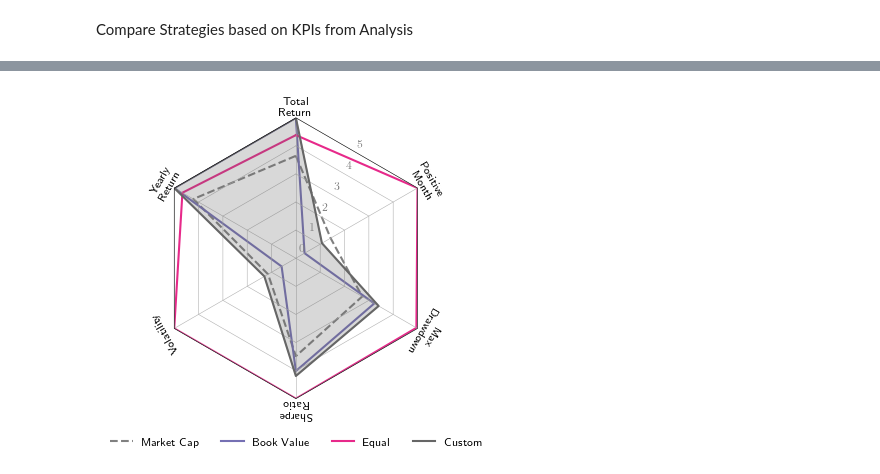
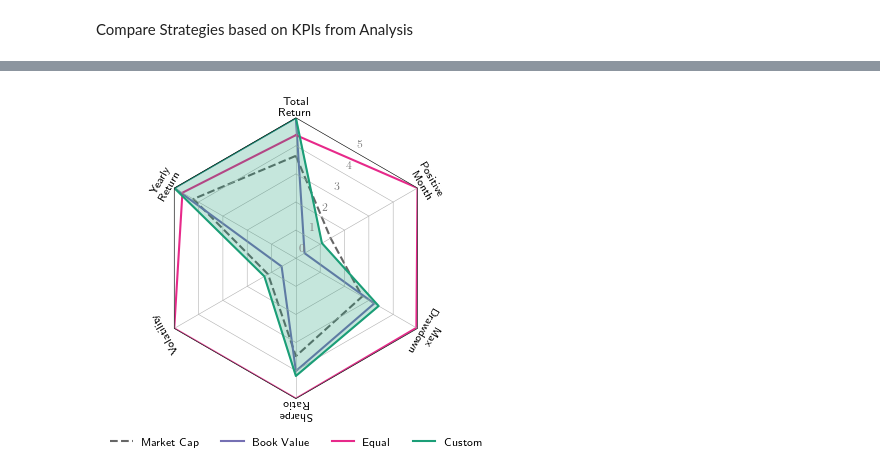
Before and after one commit to Mov0/FDS_Smart_Betas, a Jupyter notebook: 4_Figures.ipynb, the cells around one changed output, grey strips where cells are left out. Drawn from its saved outputs; the diff is of its cells as text; code cells hidden in the pictures.

```diff
--- a/4_Figures.ipynb
+++ b/4_Figures.ipynb
@@ -33,6 +33,7 @@ golden_mean = (np.sqrt(5)-1.0)/2.0    # Aesthetic ratio
 fig_width = fig_width_pt*inches_per_pt  # width in inches
 fig_height = fig_width*golden_mean # height in inches
 x_lim = [1994, 2022]
+atr = {"Random": [colors[4], 6], "Equal": [colors[3], 7], "Custom": [colors[0], 5], "Employees": [colors[1], 2], "Market Cap": [colors[7], 3], "Book Value": [colors[2], 4], "Sales": [colors[6], 1], "Variance": [colors[5], 0]}
 # %% [markdown]
 First we want to display how many stocks are eligible when we look at the citerions separately.
 # %%
@@ -347,7 +348,6 @@ df_analysis2019.drop(["Total"], inplace=True, axis="rows")
 df_analysis2019.drop(["Custom2"], inplace=True, axis="columns")
 # %%
 N = len(df_analysis.index)
-atr = {"Random": [colors[4], 0], "Equal": [colors[3], 1], "Custom": [colors[7], 2], "Employees": [colors[1], 3], "Market Cap": [colors[0], 4], "Book Value": [colors[2], 5], "Sales": [colors[6], 6], "Variance": [colors[5], 7]}
 spoke_labels = ['Total\nReturn', 'Yearly\nReturn', 'Volatility', 'Sharpe\nRatio', 'Max\nDrawdown', 'Positive\nMonth']
 # %%
 theta = radar_factory(N, frame='polygon')
@@ -480,7 +480,7 @@ for strategy in df_analysis.columns:
         lab.set_rotation(0)
     ax1.set_yticklabels([])
     if not strategy == reference:
-        line2 = ax1.plot(theta, df_analysis[reference].values.tolist(), label=reference, color="grey", linewidth=1.5, zorder=0, linestyle="dashed")
+        line2 = ax1.plot(theta, df_analysis[reference].values.tolist(), label=reference, color=atr["Market Cap"][0], linewidth=1.5, zorder=0, linestyle="dashed")
     line = ax1.plot(theta, df_analysis[strategy].values.tolist(), label=strategy, color=atr[strategy][0], linewidth=1.5, zorder=1)
     ax1.fill(theta, df_analysis[strategy].values.tolist(), alpha=0.25, color=atr[strategy][0], zorder=1)
     ax1.set_varlabels(spoke_labels)
@@ -520,32 +520,32 @@ ax1 = axes
 yticks_locs = np.linspace(start=0, stop=5, num=6).astype(int)
 ax1.set_rgrids(yticks_locs)
 ax1.set_ylim([0, 5])
 for label in ax1.get_yticklabels():
     x,y = label.get_position()
     lab = ax1.text(2*np.pi*((338-30)/360),y*0.85+0.2, label.get_text(), transform=label.get_transform(),
                 ha="left", va=label.get_va(), color="gray")
     lab.set_rotation(0)
 ax1.set_yticklabels([])
-ax1.plot(theta, df_analysis["Market Cap"].values.tolist(), label="Market Cap", color="grey", linewidth=1.5, zorder=0, linestyle="dashed")
+ax1.plot(theta, df_analysis["Market Cap"].values.tolist(), label="Market Cap", color=atr["Market Cap"][0], linewidth=1.5, zorder=0, linestyle="dashed")
 ax1.plot(theta, df_analysis["Book Value"].values.tolist(), label="Book Value", color=atr["Book Value"][0], linewidth=1.5, zorder=1, linestyle="solid")
 ax1.plot(theta, df_analysis["Equal"].values.tolist(), label="Equal", color=atr["Equal"][0], linewidth=1.5, zorder=1, linestyle="solid")
 ax1.plot(theta, df_analysis["Custom"].values.tolist(), label="Custom", color=atr["Custom"][0], linewidth=1.5, zorder=2)
 ax1.fill(theta, df_analysis["Custom"].values.tolist(), alpha=0.25, color=atr["Custom"][0], zorder=2)
 ax1.set_varlabels(spoke_labels)
 # Rotate Labels
 ax1.xaxis.set_tick_params(pad=1)
 thetatick_locs = np.linspace(0, 360, 6, endpoint=False)
 for label, angle in zip(ax1.get_xticklabels(), thetatick_locs):
     x,y = label.get_position()
     lab = ax1.text(x,y, label.get_text(), transform=label.get_transform(),
                 ha=label.get_ha(), va=label.get_va())
     lab.set_rotation(angle)
 ax1.set_xticklabels([])
 
 # fig.suptitle("\\textbf{" + strategy + " Strategy KPIs}")
 handles, labels = plt.gca().get_legend_handles_labels()
 fig.legend(handles, labels, loc="lower center", ncol=4, frameon=False)
 plt.savefig(f'Figures/Custom.png', pad_inches = .1, bbox_inches = "tight", dpi=DPI)
 plt.savefig(f'Figures/Custom.pdf', pad_inches = .1, bbox_inches = "tight")
 # %% [output]
-[figure, old version]
+[figure, new version]
```
Also changed, not shown: parts of 5 cells of this notebook, 29 other files.
